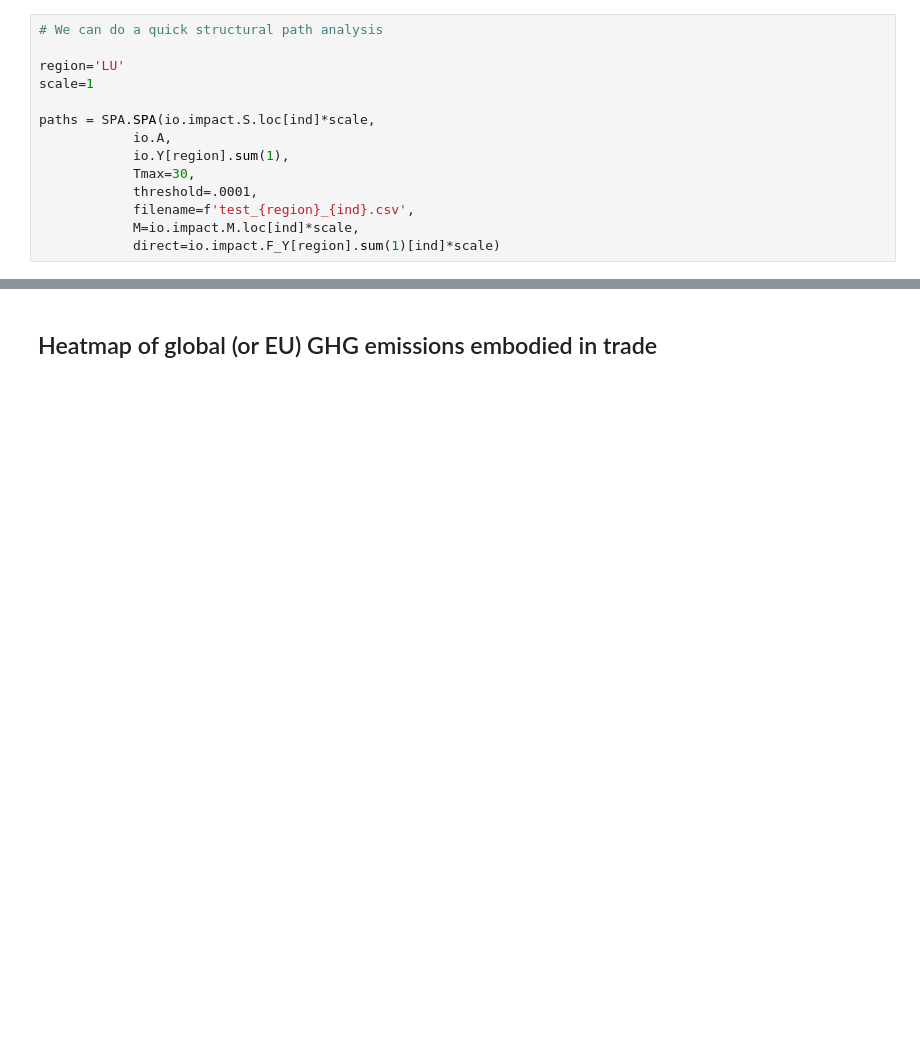
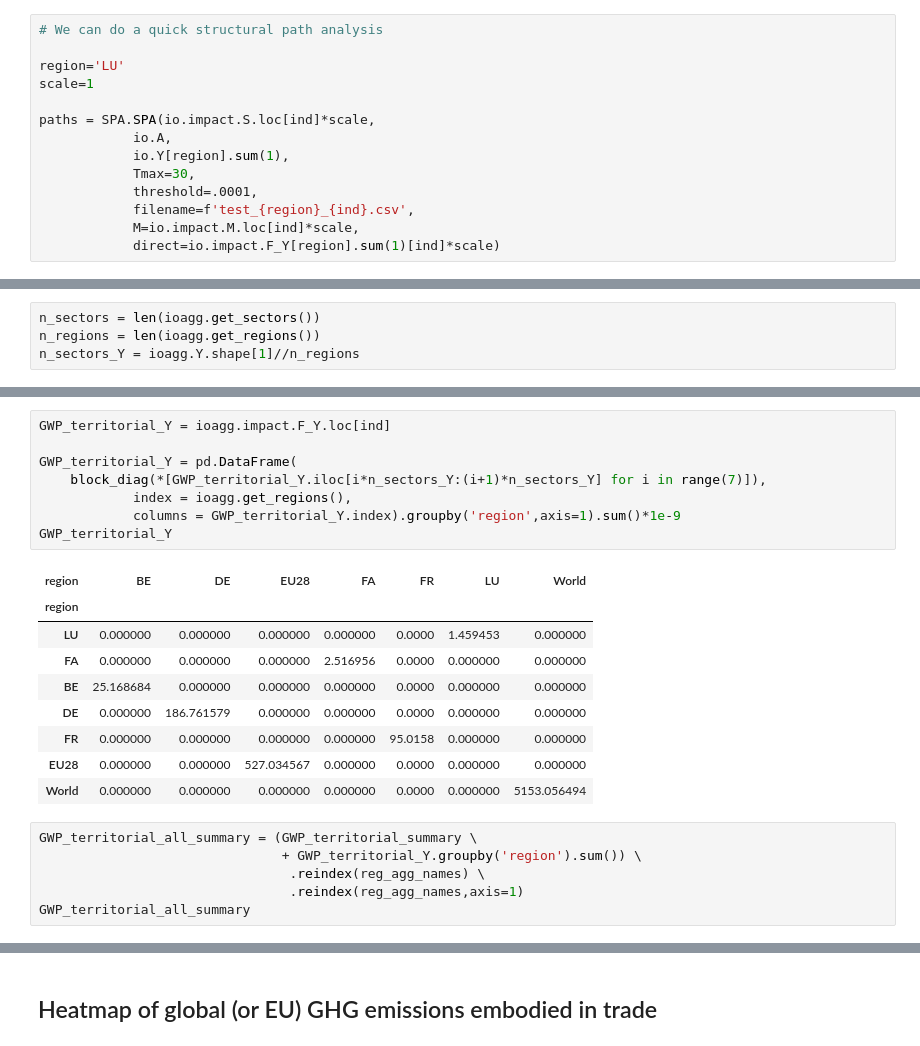
Before and after one commit to thomasgibon/io-footprinting, a Jupyter notebook: exiobase_use.ipynb, the cells around one changed output, grey strips where cells are left out. Drawn from its saved outputs; the diff is of its cells as text; blank space fills up the shorter version.

```diff
--- a/exiobase_use.ipynb
+++ b/exiobase_use.ipynb
@@ -429,0 +402,4 @@ Aggregate EU28 then export M.
+# %%
+n_sectors = len(ioagg.get_sectors())
+n_regions = len(ioagg.get_regions())
+n_sectors_Y = ioagg.Y.shape[1]//n_regions
@@ -429,0 +556,24 @@ Aggregate EU28 then export M.
+# %%
+GWP_territorial_Y = ioagg.impact.F_Y.loc[ind]
+
+GWP_territorial_Y = pd.DataFrame(
+    block_diag(*[GWP_territorial_Y.iloc[i*n_sectors_Y:(i+1)*n_sectors_Y] for i in range(7)]),
+            index = ioagg.get_regions(),
+            columns = GWP_territorial_Y.index).groupby('region',axis=1).sum()*1e-9
+GWP_territorial_Y
+# %% [output]
+| region | BE | DE | EU28 | FA | FR | LU | World |
+| region |  |  |  |  |  |  |  |
+| LU | 0.000000 | 0.000000 | 0.000000 | 0.000000 | 0.0000 | 1.459453 | 0.000000 |
+| FA | 0.000000 | 0.000000 | 0.000000 | 2.516956 | 0.0000 | 0.000000 | 0.000000 |
+| BE | 25.168684 | 0.000000 | 0.000000 | 0.000000 | 0.0000 | 0.000000 | 0.000000 |
+| DE | 0.000000 | 186.761579 | 0.000000 | 0.000000 | 0.0000 | 0.000000 | 0.000000 |
+| FR | 0.000000 | 0.000000 | 0.000000 | 0.000000 | 95.0158 | 0.000000 | 0.000000 |
+| EU28 | 0.000000 | 0.000000 | 527.034567 | 0.000000 | 0.0000 | 0.000000 | 0.000000 |
+| World | 0.000000 | 0.000000 | 0.000000 | 0.000000 | 0.0000 | 0.000000 | 5153.056494 |
+# %%
+GWP_territorial_all_summary = (GWP_territorial_summary \
+                               + GWP_territorial_Y.groupby('region').sum()) \
+                                .reindex(reg_agg_names) \
+                                .reindex(reg_agg_names,axis=1)
+GWP_territorial_all_summary
```
Also changed, not shown: parts of 71 cells of this notebook.
